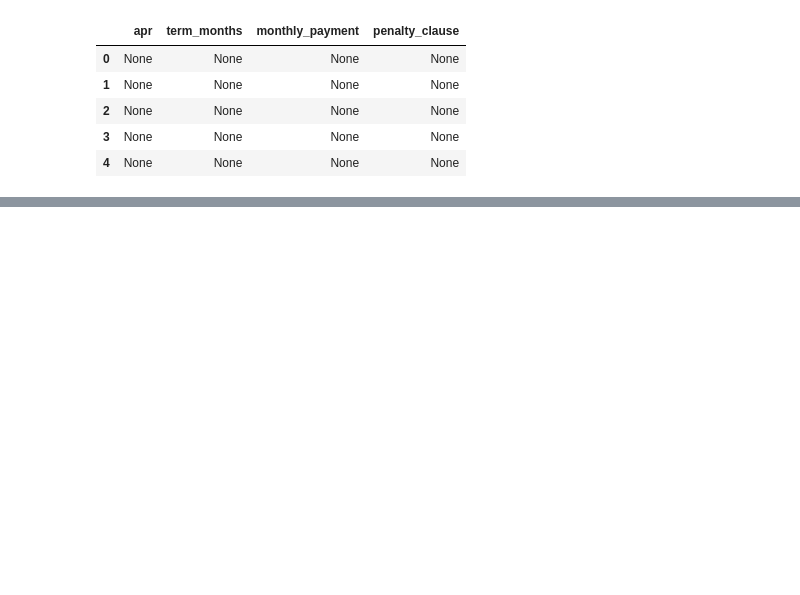
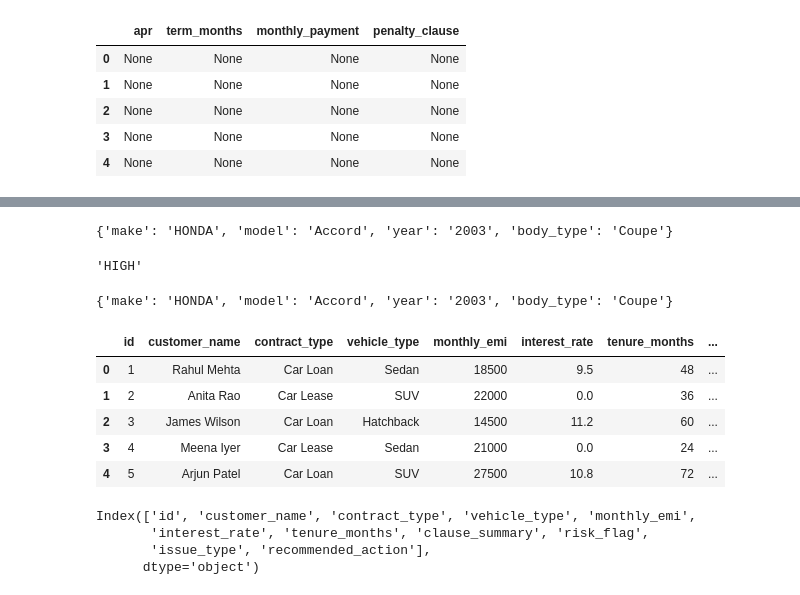
Before and after one commit to springboardmentor74219x/infosys-carlease-contract-ai-group2, a Jupyter notebook: notebook/milestone2_tulasi-vasireddy.ipynb, the cells around one changed output, grey strips where cells are left out. Cells and saved outputs as stored; diff of their text form; code cells hidden in the pictures; blank space fills up the shorter version.

```diff
--- a/notebook/milestone2_tulasi-vasireddy.ipynb
+++ b/notebook/milestone2_tulasi-vasireddy.ipynb
@@ -110,0 +144,40 @@ comparison_df
+# %%
+important_vehicle_info = {
+    "make": vehicle.get("Make"),
+    "model": vehicle.get("Model"),
+    "year": vehicle.get("ModelYear"),
+    "body_type": vehicle.get("BodyClass")
+}
+important_vehicle_info
+# %% [output]
+{'make': 'HONDA', 'model': 'Accord', 'year': '2003', 'body_type': 'Coupe'}
+# %%
+vehicle_year = int(important_vehicle_info["year"])
+if vehicle_year < 2015:
+    risk_level = "HIGH"
+else:
+    risk_level = "NORMAL"
+risk_level
+# %% [output]
+'HIGH'
+# %%
+clean_vehicle_data = {
+    "make": vehicle.get("Make"),
+    "model": vehicle.get("Model"),
+    "year": vehicle.get("ModelYear"),
+    "body_type": vehicle.get("BodyClass")
+}
+clean_vehicle_data
+# %% [output]
+{'make': 'HONDA', 'model': 'Accord', 'year': '2003', 'body_type': 'Coupe'}
+# %%
+import pandas as pd
+contracts_df = pd.read_csv("../data/sample_car_contracts.csv")
+contracts_df.head()
+# %% [output]
+|  | id | customer_name | contract_type | vehicle_type | monthly_emi | interest_rate | tenure_months | ... |
+| 0 | 1 | Rahul Mehta | Car Loan | Sedan | 18500 | 9.5 | 48 | ... |
+| 1 | 2 | Anita Rao | Car Lease | SUV | 22000 | 0.0 | 36 | ... |
+| 2 | 3 | James Wilson | Car Loan | Hatchback | 14500 | 11.2 | 60 | ... |
+| 3 | 4 | Meena Iyer | Car Lease | Sedan | 21000 | 0.0 | 24 | ... |
+| 4 | 5 | Arjun Patel | Car Loan | SUV | 27500 | 10.8 | 72 | ... |
@@ -110,0 +198,7 @@ comparison_df
+# %%
+contracts_df.columns
+# %% [output]
+Index(['id', 'customer_name', 'contract_type', 'vehicle_type', 'monthly_emi',
+       'interest_rate', 'tenure_months', 'clause_summary', 'risk_flag',
+       'issue_type', 'recommended_action'],
+      dtype='object')
```
Also changed, not shown: parts of 18 cells of this notebook, 2 other files.
